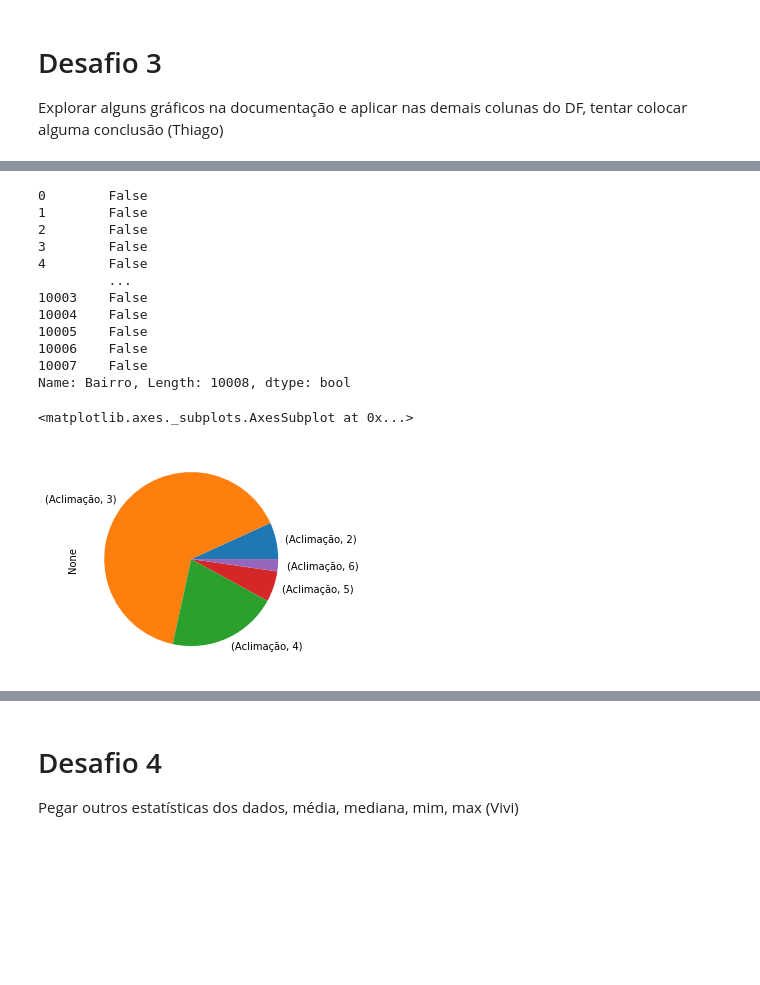
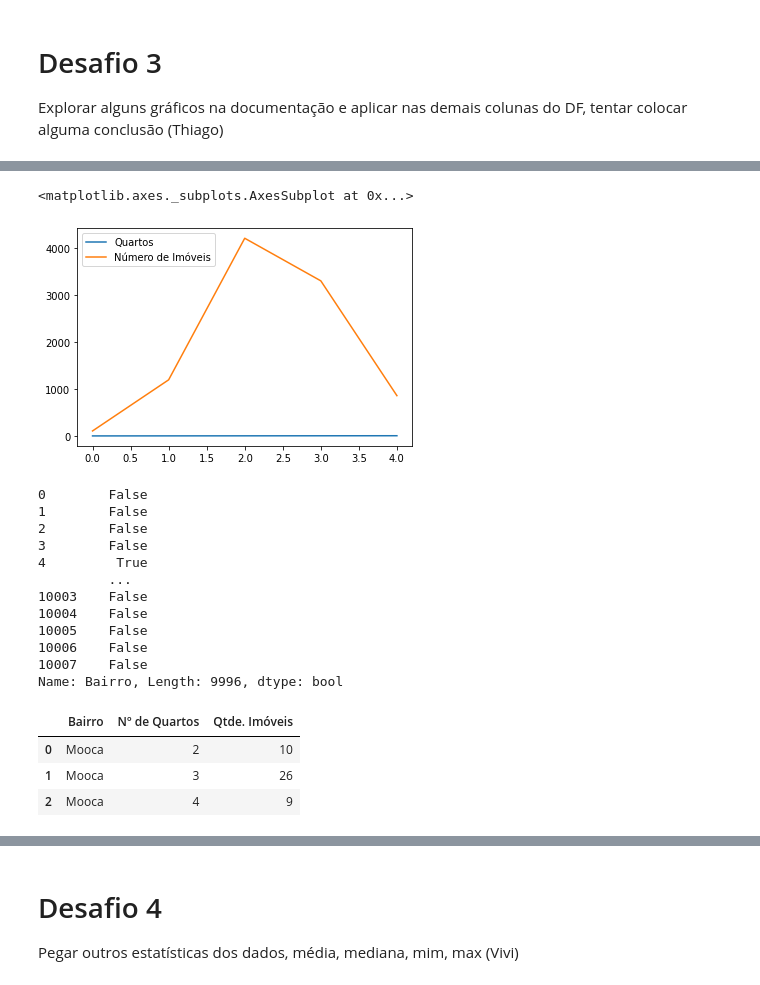
Before and after one commit to kaioschi/imersao_dados_4, a Jupyter notebook: Imersao_dados_4_aula01.ipynb, the cells around one changed output, grey strips where cells are left out. Drawn from its saved outputs; the diff is of its cells as text; code cells hidden in the pictures; blank space fills up the shorter version.

```diff
--- a/Imersao_dados_4_aula01.ipynb
+++ b/Imersao_dados_4_aula01.ipynb
@@ -192,7 +192,8 @@ Explorar alguns gráficos na documentação e aplicar nas demais colunas do DF,
 # %%
 # criando um novo dataframe com as colunas todas as linhas de dados, mas apenas as colunas de Bairro e Quartos
 
-numero_quartos = dados.iloc[:, [1, 4]]
+numero_quartos = pd.DataFrame(dados.iloc[:, [1, 4]])
+numero_quartos.dropna(inplace=True)
 numero_quartos
 # %% [output]
 |  | Bairro | Quartos |
@@ -210,0 +212,6 @@ numero_quartos
+# %%
+# contando quantos imóveis tem certas quantidades de quartos, mas ele usa Quartos como index do dataframe, WHY?
+
+qtd_imoveis_quartos = pd.DataFrame(data=numero_quartos.groupby("Quartos")["Bairro"].count()).reset_index()
+qtd_imoveis_quartos.columns = ["Quartos", "Número de Imóveis"]
+qtd_imoveis_quartos
@@ -211,26 +235,34 @@ numero_quartos
+# %%
+qtd_imoveis_quartos.head(5).plot.line()
+# %% [output]
+<matplotlib.axes._subplots.AxesSubplot at 0x...>
+[figure, added]
 # %%
 # criando uma series filtrando apenas o nome do bairro desejado para o gráfico
 
-bairro_escolhido = numero_quartos["Bairro"] == "Aclimação"
+bairro_escolhido = numero_quartos["Bairro"] == "Mooca"
 bairro_escolhido
 # %% [output]
 0        False
 1        False
 2        False
 3        False
-4        False
+4         True
          ...
 10003    False
 10004    False
 10005    False
 10006    False
 10007    False
-Name: Bairro, Length: 10008, dtype: bool
+Name: Bairro, Length: 9996, dtype: bool
 # %%
 # contando a quantidade de de imóveis com base no número de quartos que possuem
 
-grafico = numero_quartos[bairro_escolhido].value_counts(sort=False)
-grafico.plot.pie()
+grafico = pd.DataFrame(numero_quartos[bairro_escolhido].value_counts(sort=False)).reset_index()
+grafico.columns = ("Bairro", "Nº de Quartos", "Qtde. Imóveis")
+grafico
 # %% [output]
-<matplotlib.axes._subplots.AxesSubplot at 0x...>
-[figure, removed]
+|  | Bairro | Nº de Quartos | Qtde. Imóveis |
+| 0 | Mooca | 2 | 10 |
+| 1 | Mooca | 3 | 26 |
+| 2 | Mooca | 4 | 9 |
```
Also changed, not shown: parts of 3 cells of this notebook.
